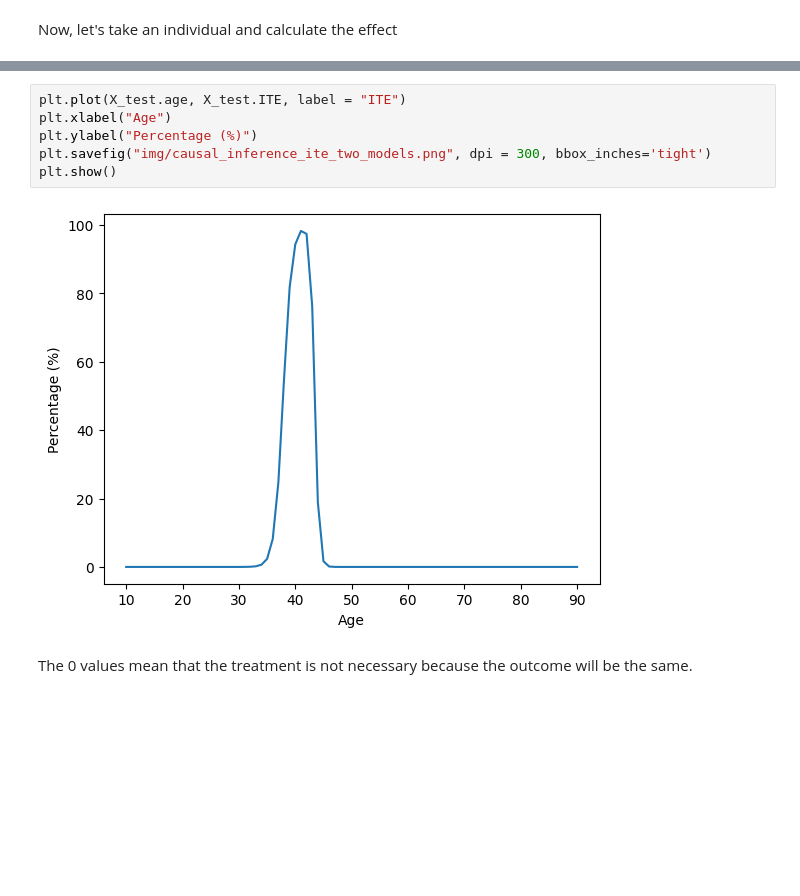
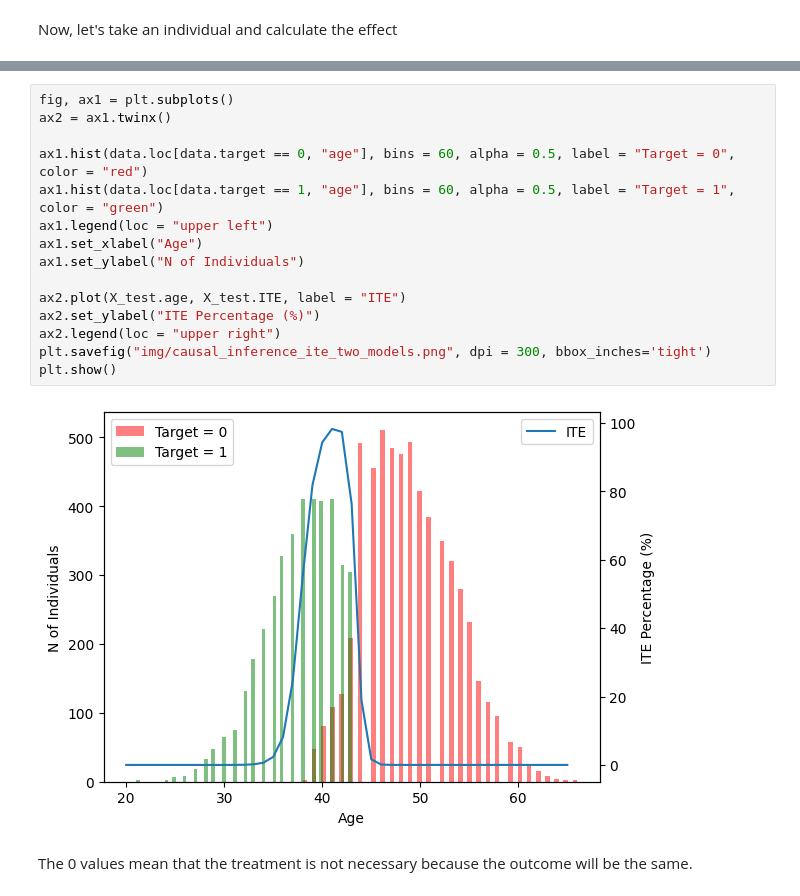
Before and after one commit to Bruno-Moreno/ML---Study, a Jupyter notebook: notebooks/STATS/causal_inference.ipynb, the cells around one changed output, grey strips where cells are left out. Cells and saved outputs as stored; diff of their text form; blank space fills up the shorter version.

Commit message:
Image and README update

```diff
--- a/notebooks/STATS/causal_inference.ipynb
+++ b/notebooks/STATS/causal_inference.ipynb
@@ -267,10 +253,19 @@ X_test
-# %%
-plt.plot(X_test.age, X_test.ITE, label = "ITE")
-plt.xlabel("Age")
-plt.ylabel("Percentage (%)")
-plt.savefig("img/causal_inference_ite_two_models.png", dpi = 300, bbox_inches='tight')
-plt.show()
-# %% [output]
-[figure, removed]
+# %%
+fig, ax1 = plt.subplots()
+ax2 = ax1.twinx()
+
+ax1.hist(data.loc[data.target == 0, "age"], bins = 60, alpha = 0.5, label = "Target = 0", color = "red")
+ax1.hist(data.loc[data.target == 1, "age"], bins = 60, alpha = 0.5, label = "Target = 1", color = "green")
+ax1.legend(loc = "upper left")
+ax1.set_xlabel("Age")
+ax1.set_ylabel("N of Individuals")
+
+ax2.plot(X_test.age, X_test.ITE, label = "ITE")
+ax2.set_ylabel("ITE Percentage (%)")
+ax2.legend(loc = "upper right")
+plt.savefig("img/causal_inference_ite_two_models.png", dpi = 300, bbox_inches='tight')
+plt.show()
+# %% [output]
+[figure, added]
 # %% [markdown]
 The 0 values mean that the treatment is not necessary because the outcome will be the same.
```
Also changed, not shown: parts of 3 cells of this notebook, 2 other files.
